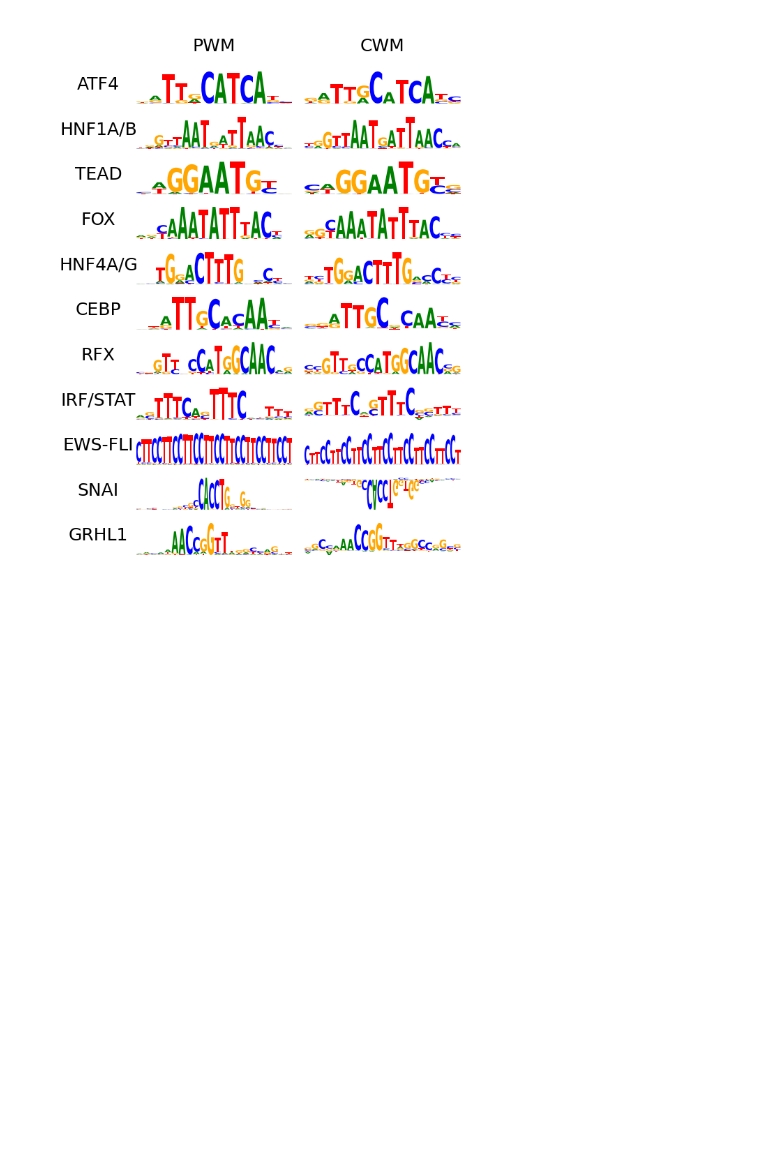
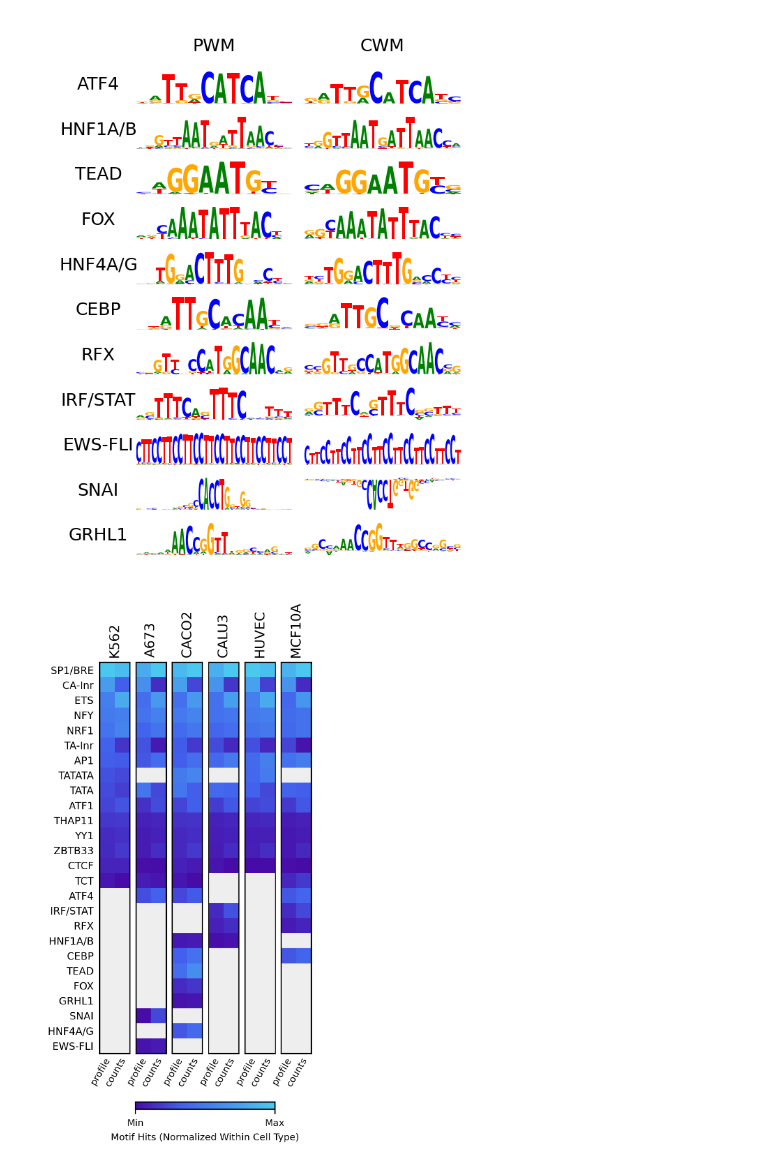
Before and after one commit to kundajelab/ProCapNet, a Jupyter notebook: src/figure_notebooks/FigS5_modisco_results_across_cell_types.ipynb, the cells around one changed output. Saved outputs shown, nothing was run; the diff lists cells and outputs as text; code cells hidden in the pictures; blank space fills up the shorter version.

Commit message:
hopefully final figure remake - fingers crossed

```diff
--- a/src/figure_notebooks/FigS5_modisco_results_across_cell_types.ipynb
+++ b/src/figure_notebooks/FigS5_modisco_results_across_cell_types.ipynb
@@ -704,35 +704,37 @@ def plot_modisco_hits_all_cell_types(all_motif_hit_counts,
     for ax_i, cell_type in enumerate(cell_types):
         ax = axes[ax_i]
         ax.imshow(np.sqrt(heatmap_data[ax_i].T),
                   aspect = "auto", cmap=cmap)
 
         ax.set_xticks(np.arange(len(tasks)) - 0.45, tasks, fontsize=7, rotation=60)
 
         if ax_i == 0:
             ax.set_yticks(np.arange(len(motif_names)), [name + " "  for name in motif_names], fontsize=7.5)
 
         ax.tick_params(length=0, pad=2)
 
         ax.set_title(cell_type, fontsize=10, rotation=90)
 
 
     cb_ax = fig.add_axes([0.256, 0.0, 0.51, 0.014])
 
     norm = mpl.colors.Normalize(vmin=0,vmax=1)
     sm = plt.cm.ScalarMappable(cmap=cmap, norm=norm)
     sm.set_array([])
     cbar = fig.colorbar(sm, ticks=(0,1), orientation="horizontal", cax=cb_ax)
     cbar.set_ticklabels(["Min", "Max"], fontsize=7)
     cbar.set_label("Motif Hits (Normalized Within Cell Type)", fontsize=7)
 
     if save_path is not None:
         plt.savefig(save_path, bbox_inches = 'tight', pad_inches = 0, dpi = 300, transparent=True)
-    else:
-        plt.show()
+
+    plt.show()
 
 
 plot_modisco_hits_all_cell_types(all_motif_hit_counts, motif_names,
                                  save_path = figures_dir + "celltypes_modisco_hitcounts.pdf")
+# %% [output]
+[figure, added]
 # %%
 import matplotlib as mpl
 
```
Also changed, not shown: parts of 2 cells of this notebook, 24 other files.
